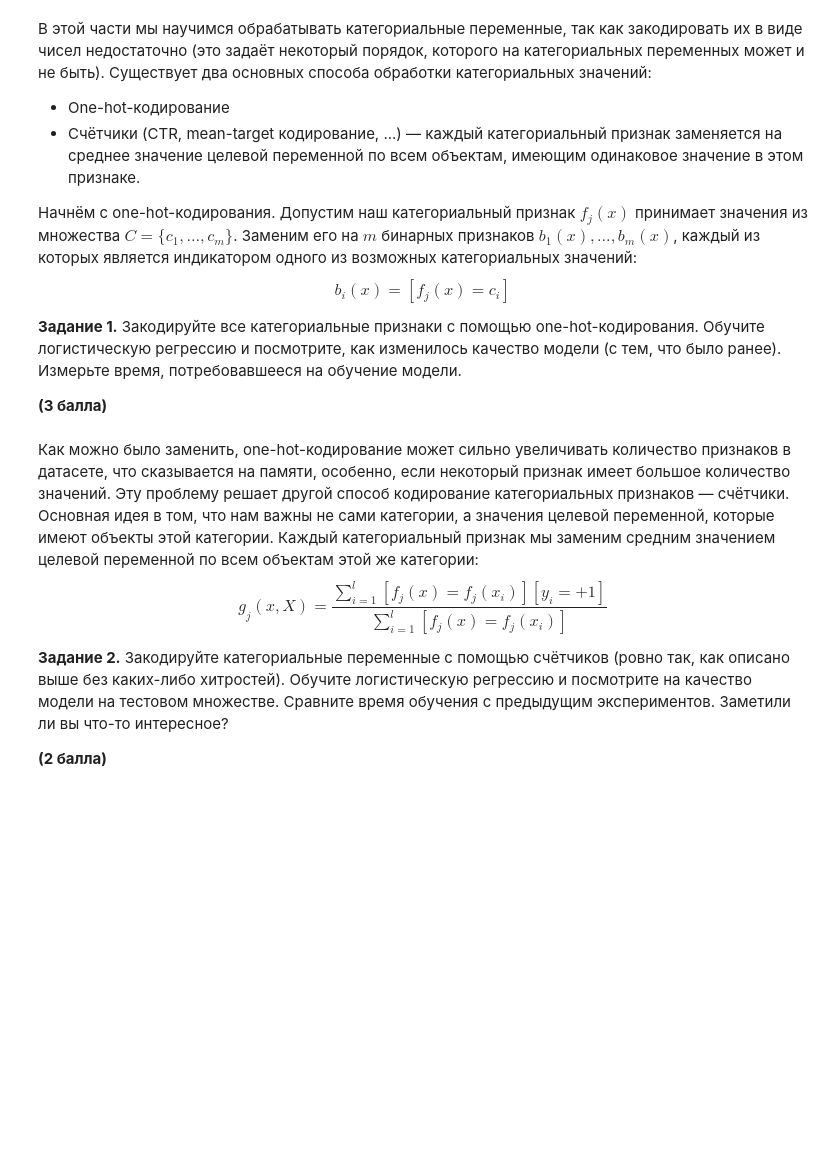
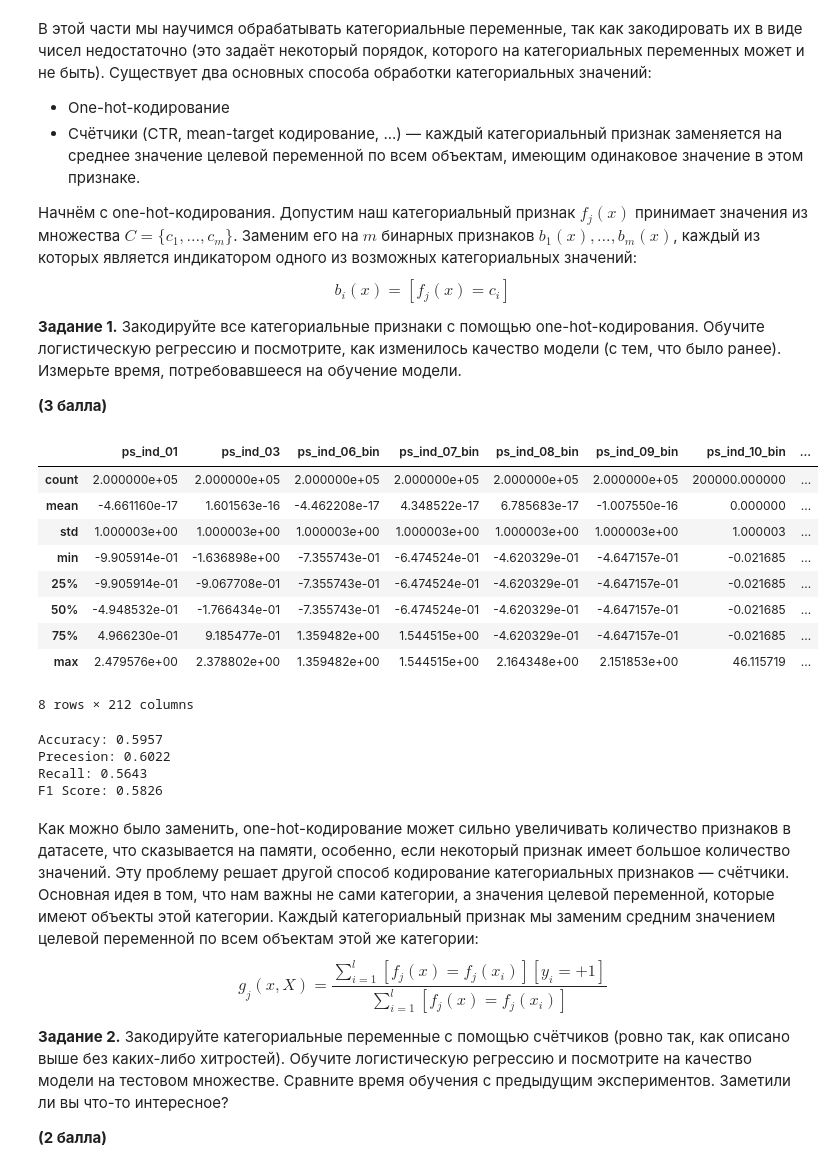
Before and after one commit to Goga44/AESC_ML11, a Jupyter notebook: task_classification_10.ipynb, the cells around one changed output. Saved outputs shown, nothing was run; the diff lists cells and outputs as text; code cells hidden in the pictures; blank space fills up the shorter version.

```diff
--- a/task_classification_10.ipynb
+++ b/task_classification_10.ipynb
@@ -90,3 +133,37 @@ __(3 балла)__
+# %%
+from sklearn.preprocessing import OneHotEncoder
+
+categorical_features = [c for c in normalized_data.columns if c.endswith('_cat')]
+
+encoder = OneHotEncoder(sparse_output=False, drop="first")
+encoded_features = encoder.fit_transform(normalized_data[categorical_features])
+
+data_one_hot = normalized_data.drop(categorical_features, axis=1)
+encoded_df = pd.DataFrame(encoded_features, columns=encoder.get_feature_names_out(categorical_features))
+
+data_one_hot.reset_index(inplace=True, drop=True)
+data_one_hot = pd.concat([data_one_hot, encoded_df], axis=1)
+
+X_train, X_test, y_train, y_test = train_test_split(normalize(data_one_hot), target, test_size=0.5)
+data_one_hot.describe()
+# %% [output]
+|  | ps_ind_01 | ps_ind_03 | ps_ind_06_bin | ps_ind_07_bin | ps_ind_08_bin | ps_ind_09_bin | ps_ind_10_bin | ... |
+| count | 2.000000e+05 | 2.000000e+05 | 2.000000e+05 | 2.000000e+05 | 2.000000e+05 | 2.000000e+05 | 200000.000000 | ... |
+| mean | -4.661160e-17 | 1.601563e-16 | -4.462208e-17 | 4.348522e-17 | 6.785683e-17 | -1.007550e-16 | 0.000000 | ... |
+| std | 1.000003e+00 | 1.000003e+00 | 1.000003e+00 | 1.000003e+00 | 1.000003e+00 | 1.000003e+00 | 1.000003 | ... |
+| min | -9.905914e-01 | -1.636898e+00 | -7.355743e-01 | -6.474524e-01 | -4.620329e-01 | -4.647157e-01 | -0.021685 | ... |
+| 25% | -9.905914e-01 | -9.067708e-01 | -7.355743e-01 | -6.474524e-01 | -4.620329e-01 | -4.647157e-01 | -0.021685 | ... |
+| 50% | -4.948532e-01 | -1.766434e-01 | -7.355743e-01 | -6.474524e-01 | -4.620329e-01 | -4.647157e-01 | -0.021685 | ... |
+| 75% | 4.966230e-01 | 9.185477e-01 | 1.359482e+00 | 1.544515e+00 | -4.620329e-01 | -4.647157e-01 | -0.021685 | ... |
+| max | 2.479576e+00 | 2.378802e+00 | 1.359482e+00 | 1.544515e+00 | 2.164348e+00 | 2.151853e+00 | 46.115719 | ... |
+8 rows × 212 columns
+# %%
+printScore(getScore(X_train, y_train, X_test, y_test))
+# %% [output]
+Accuracy: 0.5957
+Precesion: 0.6022
+Recall: 0.5643
+F1 Score: 0.5826
 # %% [markdown]
 Как можно было заменить, one-hot-кодирование может сильно увеличивать количество признаков в датасете, что сказывается на памяти, особенно, если некоторый признак имеет большое количество значений. Эту проблему решает другой способ кодирование категориальных признаков — счётчики. Основная идея в том, что нам важны не сами категории, а значения целевой переменной, которые имеют объекты этой категории. Каждый категориальный признак мы заменим средним значением целевой переменной по всем объектам этой же категории:
 $$
```
Also changed, not shown: parts of 17 cells of this notebook.
